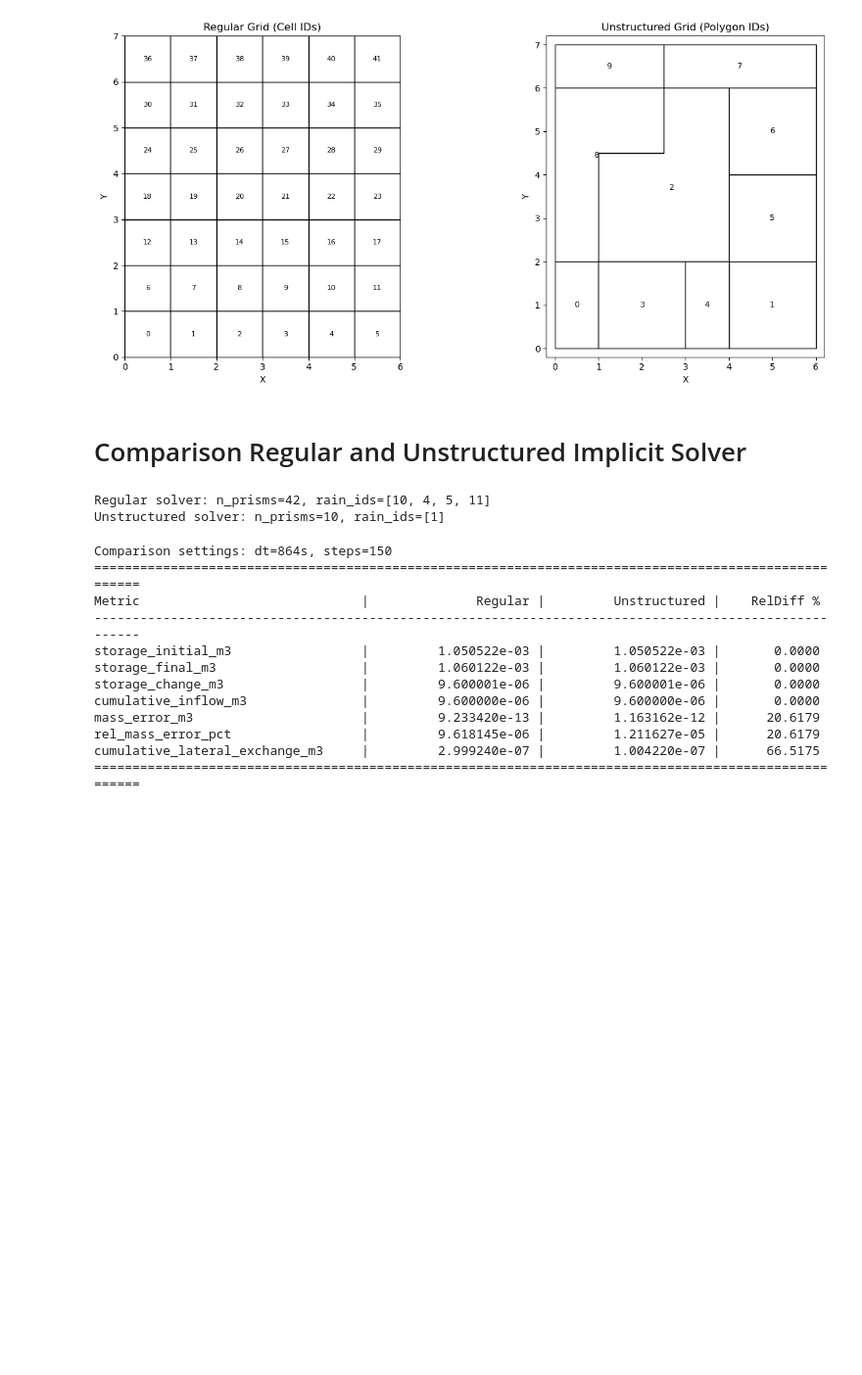
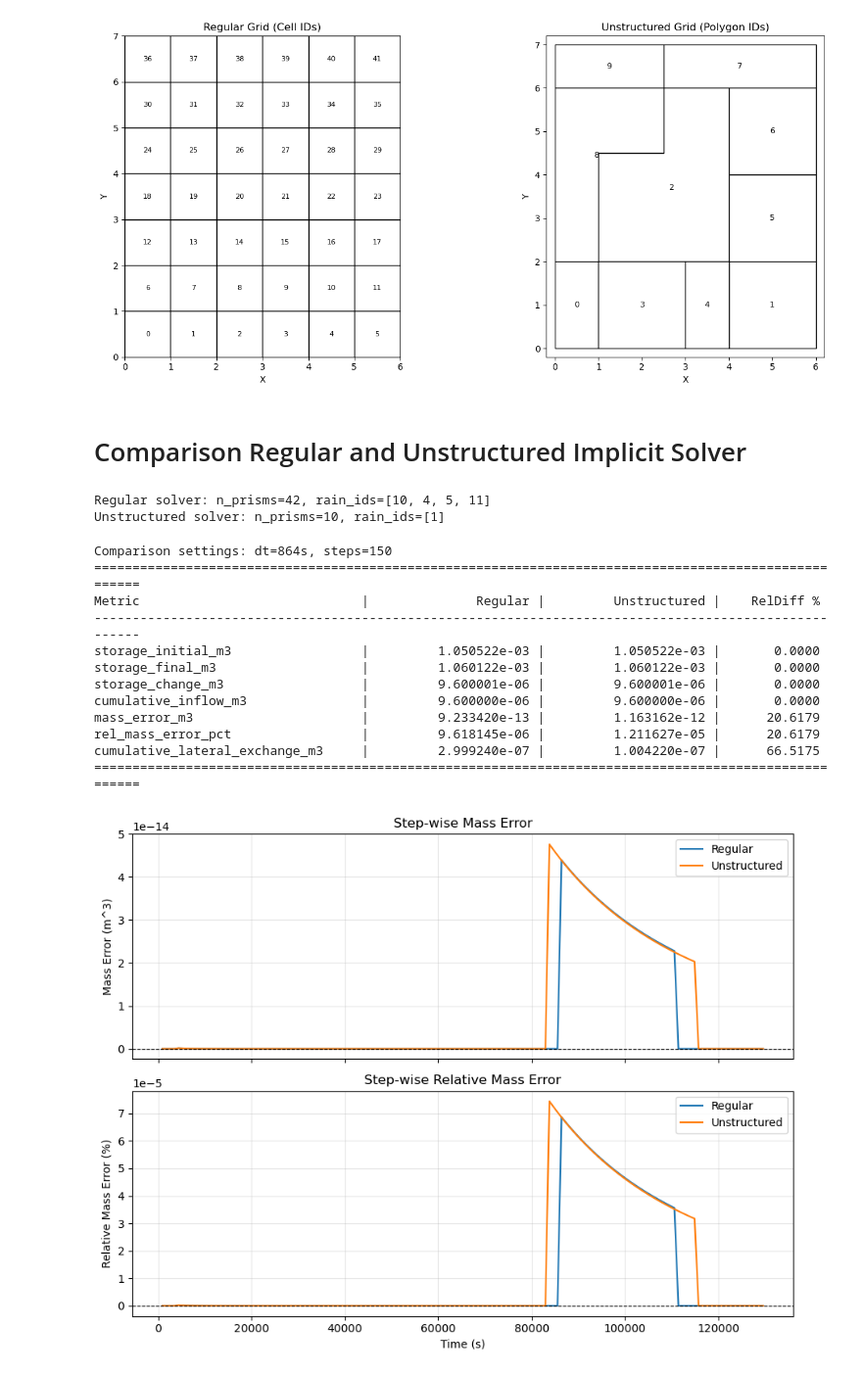
Before and after one commit to danielguyumus/MultiScaleRichardsSolver, a Jupyter notebook: Examples.ipynb, the cells around one changed output. Shown at 98% size. Drawn from its saved outputs; the diff is of its cells as text; code cells hidden in the pictures; blank space fills up the shorter version.

```diff
--- a/Examples.ipynb
+++ b/Examples.ipynb
@@ -1401,3 +1401,68 @@ mass_error_m3                      |         9.233420e-13 |         1.163162e-12
 rel_mass_error_pct                 |         9.618145e-06 |         1.211627e-05 |      20.6179
 cumulative_lateral_exchange_m3     |         2.999240e-07 |         1.004220e-07 |      66.5175
 ======================================================================================================
+# %%
+# Time series of mass error and relative mass error for both experiments
+
+if 'reg_grid_solver' not in globals() or 'uns_grid_solver' not in globals():
+    raise ValueError("reg_grid_solver and uns_grid_solver must be defined before running this cell.")
+
+
+def mass_error_time_series(solver, dt, steps, h0_value=-10.0):
+    h = np.full(solver.total_cells, h0_value)
+
+    times = []
+    step_mass_error = []
+    step_rel_mass_error_pct = []
+
+    for t in range(steps):
+        s_old = solver.calculate_storage(h)
+        h_next = solver.solve_step(h, dt)
+        s_new = solver.calculate_storage(h_next)
+
+        q_in = solver.get_boundary_flux_with_rain(h_next)
+        expected_change = q_in * dt
+        actual_change = s_new - s_old
+
+        err = actual_change - expected_change
+        rel_err = 100.0 * err / (abs(expected_change) + 1e-30)
+
+        times.append((t + 1) * dt)
+        step_mass_error.append(err)
+        step_rel_mass_error_pct.append(rel_err)
+
+        h = h_next
+
+    return np.array(times), np.array(step_mass_error), np.array(step_rel_mass_error_pct)
+
+
+# Use comparison settings if available
+_dt = dt_compare if 'dt_compare' in globals() else 864
+_steps = steps_compare if 'steps_compare' in globals() else 150
+
+tr, err_r, rel_r = mass_error_time_series(reg_grid_solver, _dt, _steps)
+tu, err_u, rel_u = mass_error_time_series(uns_grid_solver, _dt, _steps)
+
+fig, (ax1, ax2) = plt.subplots(2, 1, figsize=(9, 7), sharex=True)
+
+ax1.plot(tr, err_r, label='Regular', color='tab:blue')
+ax1.plot(tu, err_u, label='Unstructured', color='tab:orange')
+ax1.axhline(0, color='black', linestyle='--', linewidth=0.8)
+ax1.set_ylabel('Mass Error (m^3)')
+ax1.set_title('Step-wise Mass Error')
+ax1.grid(True, alpha=0.3)
+ax1.legend()
+
+ax2.plot(tr, rel_r, label='Regular', color='tab:blue')
+ax2.plot(tu, rel_u, label='Unstructured', color='tab:orange')
+ax2.axhline(0, color='black', linestyle='--', linewidth=0.8)
+ax2.set_xlabel('Time (s)')
+ax2.set_ylabel('Relative Mass Error (%)')
+ax2.set_title('Step-wise Relative Mass Error')
+ax2.grid(True, alpha=0.3)
+ax2.legend()
+
+plt.tight_layout()
+plt.show()
+# %% [output]
+[figure, added]
```
Also changed, not shown: parts of 4 cells of this notebook, 4 other files.
